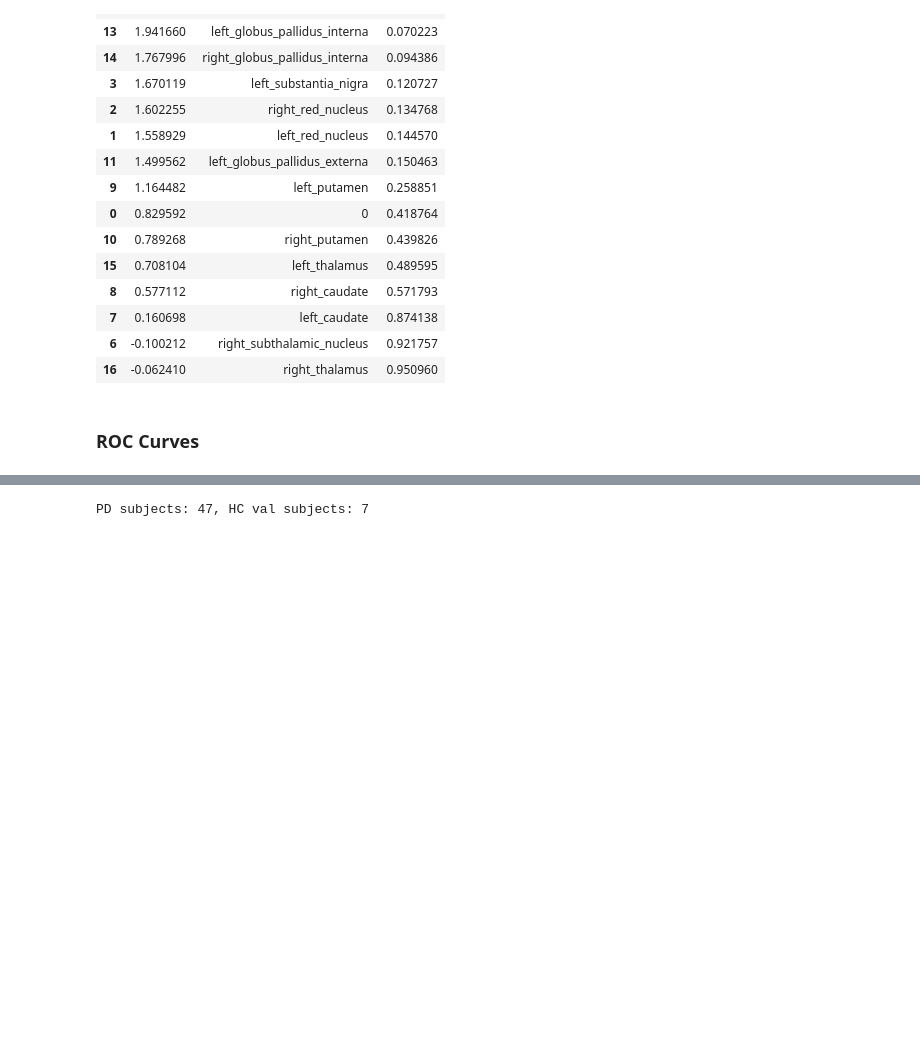
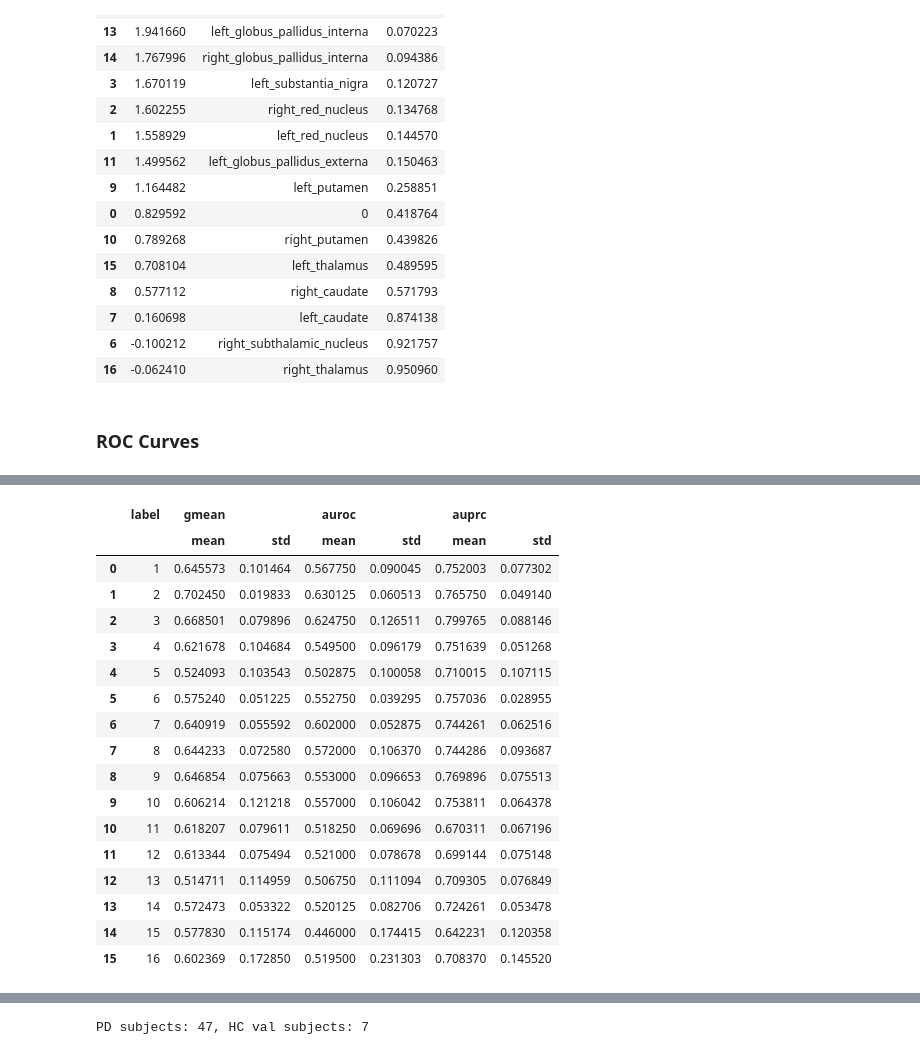
Before and after one commit to alexCortinaU/parkinson_classification, a Jupyter notebook: proc_xai_maps.ipynb, the cells around one changed output, grey strips where cells are left out. Cells and saved outputs as stored; diff of their text form; code cells hidden in the pictures; blank space fills up the shorter version.

```diff
--- a/proc_xai_maps.ipynb
+++ b/proc_xai_maps.ipynb
@@ -828,0 +1590,21 @@ results.sort_values(by=value_p) # loc[df.p_value <= 0.005, :]
+# %%
+res_to_plot.groupby(['label'], as_index=False).agg({'gmean': ['mean', 'std'], 'auroc': ['mean', 'std'], 'auprc': ['mean', 'std']})
+# %% [output]
+|  | label | gmean |  | auroc |  | auprc |  |
+|  |  | mean | std | mean | std | mean | std |
+| 0 | 1 | 0.645573 | 0.101464 | 0.567750 | 0.090045 | 0.752003 | 0.077302 |
+| 1 | 2 | 0.702450 | 0.019833 | 0.630125 | 0.060513 | 0.765750 | 0.049140 |
+| 2 | 3 | 0.668501 | 0.079896 | 0.624750 | 0.126511 | 0.799765 | 0.088146 |
+| 3 | 4 | 0.621678 | 0.104684 | 0.549500 | 0.096179 | 0.751639 | 0.051268 |
+| 4 | 5 | 0.524093 | 0.103543 | 0.502875 | 0.100058 | 0.710015 | 0.107115 |
+| 5 | 6 | 0.575240 | 0.051225 | 0.552750 | 0.039295 | 0.757036 | 0.028955 |
+| 6 | 7 | 0.640919 | 0.055592 | 0.602000 | 0.052875 | 0.744261 | 0.062516 |
+| 7 | 8 | 0.644233 | 0.072580 | 0.572000 | 0.106370 | 0.744286 | 0.093687 |
+| 8 | 9 | 0.646854 | 0.075663 | 0.553000 | 0.096653 | 0.769896 | 0.075513 |
+| 9 | 10 | 0.606214 | 0.121218 | 0.557000 | 0.106042 | 0.753811 | 0.064378 |
+| 10 | 11 | 0.618207 | 0.079611 | 0.518250 | 0.069696 | 0.670311 | 0.067196 |
+| 11 | 12 | 0.613344 | 0.075494 | 0.521000 | 0.078678 | 0.699144 | 0.075148 |
+| 12 | 13 | 0.514711 | 0.114959 | 0.506750 | 0.111094 | 0.709305 | 0.076849 |
+| 13 | 14 | 0.572473 | 0.053322 | 0.520125 | 0.082706 | 0.724261 | 0.053478 |
+| 14 | 15 | 0.577830 | 0.115174 | 0.446000 | 0.174415 | 0.642231 | 0.120358 |
+| 15 | 16 | 0.602369 | 0.172850 | 0.519500 | 0.231303 | 0.708370 | 0.145520 |
```
Also changed, not shown: parts of 30 cells of this notebook, 1 other file.
